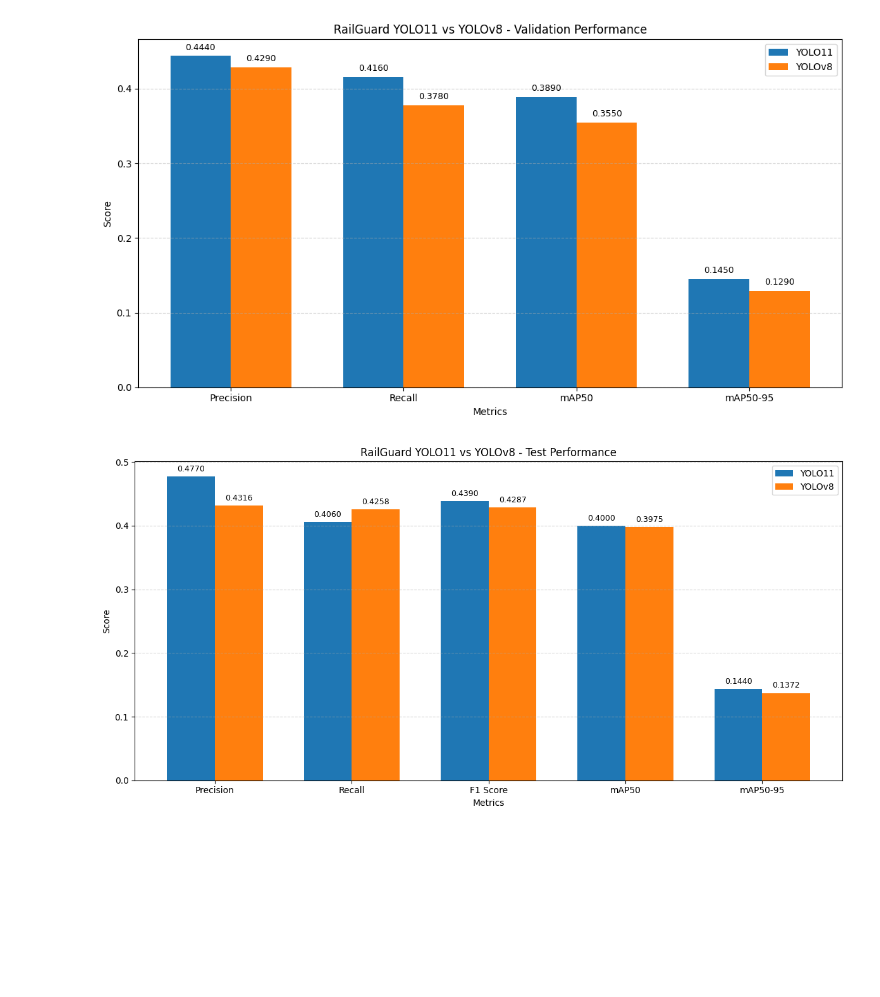
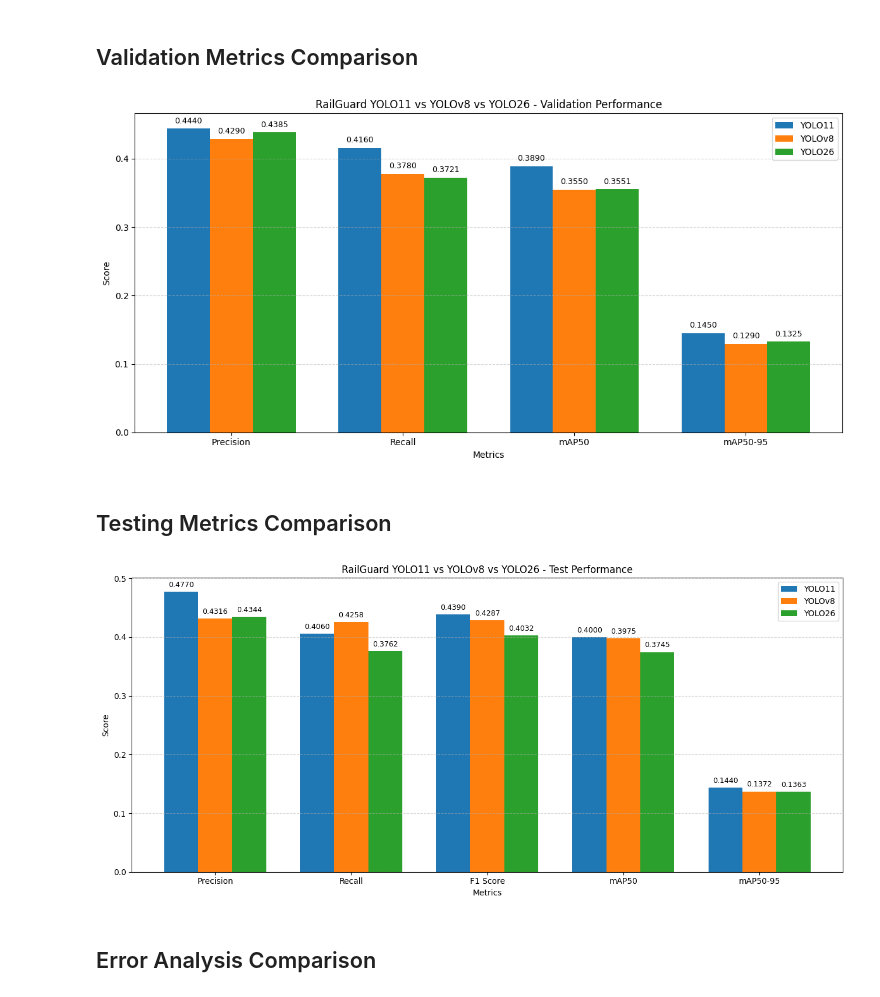
Before and after one commit to Balaji-Coder06/RailGuard, a Jupyter notebook: Model Dataset/comparison.ipynb, the cells around one changed output. Drawn from its saved outputs; the diff is of its cells as text; code cells hidden in the pictures; blank space fills up the shorter version.

Commit message:
comparision file updated with YOLOv26 model

```diff
--- a/Model Dataset/comparison.ipynb
+++ b/Model Dataset/comparison.ipynb
@@ -56,40 +69,42 @@ display(error_analysis)
+# %% [markdown]
+## Validation Metrics Comparison
 # %%
 metric_names = ["Precision", "Recall", "mAP50", "mAP50-95"]
 
 x = np.arange(len(metric_names))
-width = 0.35
+width = 0.25
 
-plt.figure(figsize=(11, 6))
+plt.figure(figsize=(12, 6))
 
 for i, model in enumerate(models):
     values = validation.loc[
         validation["Model"] == model,
         metric_names
     ].values[0]
 
     bars = plt.bar(
-        x + (i - 0.5) * width,
+        x + (i - 1) * width,
         values,
         width,
         label=model
     )
 
     for bar, value in zip(bars, values):
         plt.text(
             bar.get_x() + bar.get_width() / 2,
             value + 0.008,
             f"{value:.4f}",
             ha="center",
             fontsize=9
         )
 
 plt.xticks(x, metric_names)
 plt.ylabel("Score")
 plt.xlabel("Metrics")
-plt.title("RailGuard YOLO11 vs YOLOv8 - Validation Performance")
+plt.title("RailGuard YOLO11 vs YOLOv8 vs YOLO26 - Validation Performance")
 plt.legend()
 plt.grid(axis="y", linestyle="--", alpha=0.5)
 plt.tight_layout()
 plt.show()
 # %% [output]
-[figure, old version]
+[figure, new version]
@@ -98,3 +111,5 @@ plt.show()
+# %% [markdown]
+## Testing Metrics Comparison
 # %%
 metric_names = [
     "Precision",
@@ -105,9 +120,9 @@ metric_names = [
 ]
 
 x = np.arange(len(metric_names))
-width = 0.35
+width = 0.25
 
-plt.figure(figsize=(12, 6))
+plt.figure(figsize=(13, 6))
 
 for i, model in enumerate(models):
     values = testing.loc[
@@ -116,7 +131,7 @@ for i, model in enumerate(models):
     ].values[0]
 
     bars = plt.bar(
-        x + (i - 0.5) * width,
+        x + (i - 1) * width,
         values,
         width,
         label=model
@@ -134,10 +149,10 @@ for i, model in enumerate(models):
 plt.xticks(x, metric_names)
 plt.ylabel("Score")
 plt.xlabel("Metrics")
-plt.title("RailGuard YOLO11 vs YOLOv8 - Test Performance")
+plt.title("RailGuard YOLO11 vs YOLOv8 vs YOLO26 - Test Performance")
 plt.legend()
 plt.grid(axis="y", linestyle="--", alpha=0.5)
 plt.tight_layout()
 plt.show()
 # %% [output]
-[figure, old version]
+[figure, new version]
@@ -146,3 +159,5 @@ plt.show()
+# %% [markdown]
+## Error Analysis Comparison
 # %%
 metric_names = [
     "True Positives",
```
Also changed, not shown: parts of 12 cells of this notebook.
